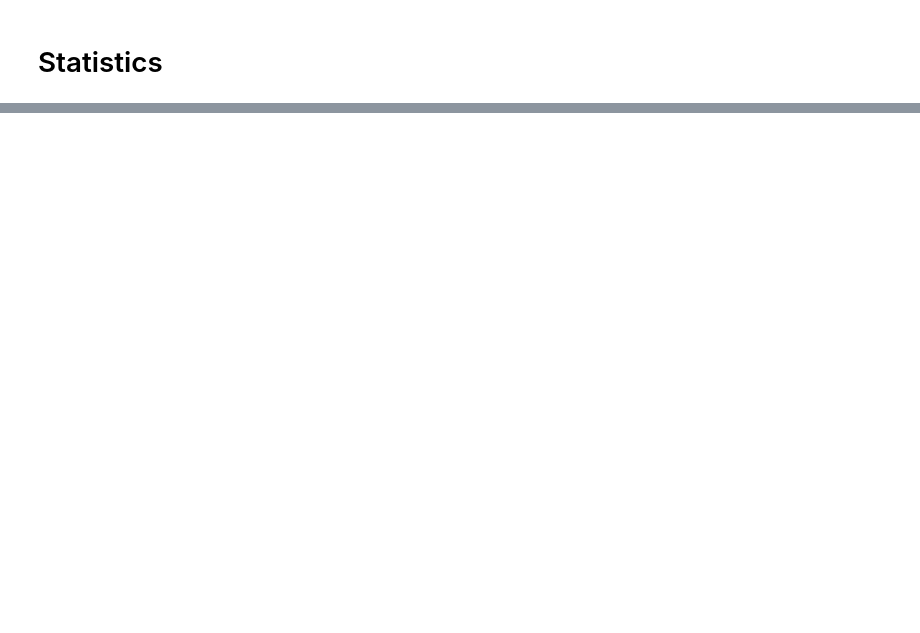
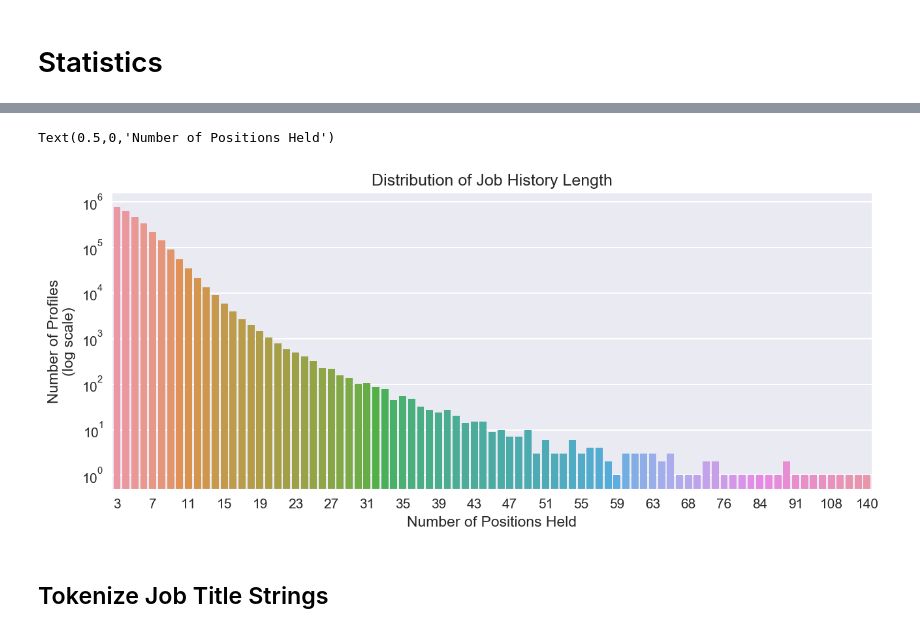
Before and after one commit to zaksoliman/career_prediction, a Jupyter notebook: notebooks/data_exploration.ipynb, the cells around one changed output, grey strips where cells are left out. Drawn from its saved outputs; the diff is of its cells as text; code cells hidden in the pictures; blank space fills up the shorter version.

```diff
--- a/notebooks/data_exploration.ipynb
+++ b/notebooks/data_exploration.ipynb
@@ -195,2 +261,0 @@ print(n_ids)
-# %%
-x = list(range(len(function_freq)))
@@ -262,14 +277,0 @@ num_toks_title = [len(toks) for toks in titles]
-# %%
-plt.rcParams['figure.figsize'] = 10, 3
-plt.rcParams['figure.dpi'] = 100
-
-ax = sns.countplot(num_toks_title)
-
-for ind, label in enumerate(ax.get_xticklabels()):
-    if ind % 5 == 0:  # every 5th label is kept
-        label.set_visible(True)
-    else:
-        label.set_visible(False)
-
-ax.set_title("Distribution of Job Title String Lengths")
-ax.set_xlabel("String Length")
@@ -287,0 +306,19 @@ Text(0.5,0,'Number of Tokens')
+# %%
+plt.rcParams['figure.figsize'] = 10, 4
+plt.rcParams['figure.dpi'] = 150
+
+ax = sns.countplot(max_job_index, log=True)
+for ind, label in enumerate(ax.get_xticklabels()):
+        if ind % 4 == 0:
+            label.set_visible(True)
+        else:
+            label.set_visible(False)
+
+ax.set_title("Distribution of Job History Length")
+ax.set_ylabel("Number of Profiles\n(log scale)")
+ax.set_xlabel("Number of Positions Held")
+# %% [output]
+Text(0.5,0,'Number of Positions Held')
+[figure, added]
+# %% [markdown]
+## Tokenize Job Title Strings
```
Also changed, not shown: parts of 149 cells of this notebook, 11 other files.
